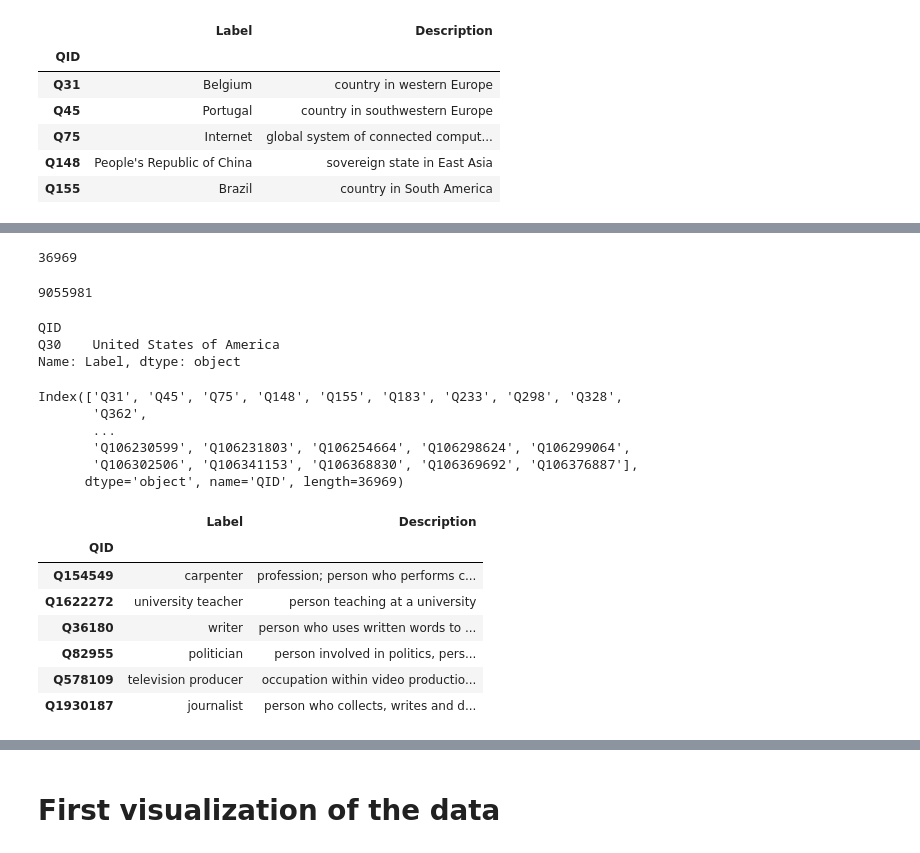
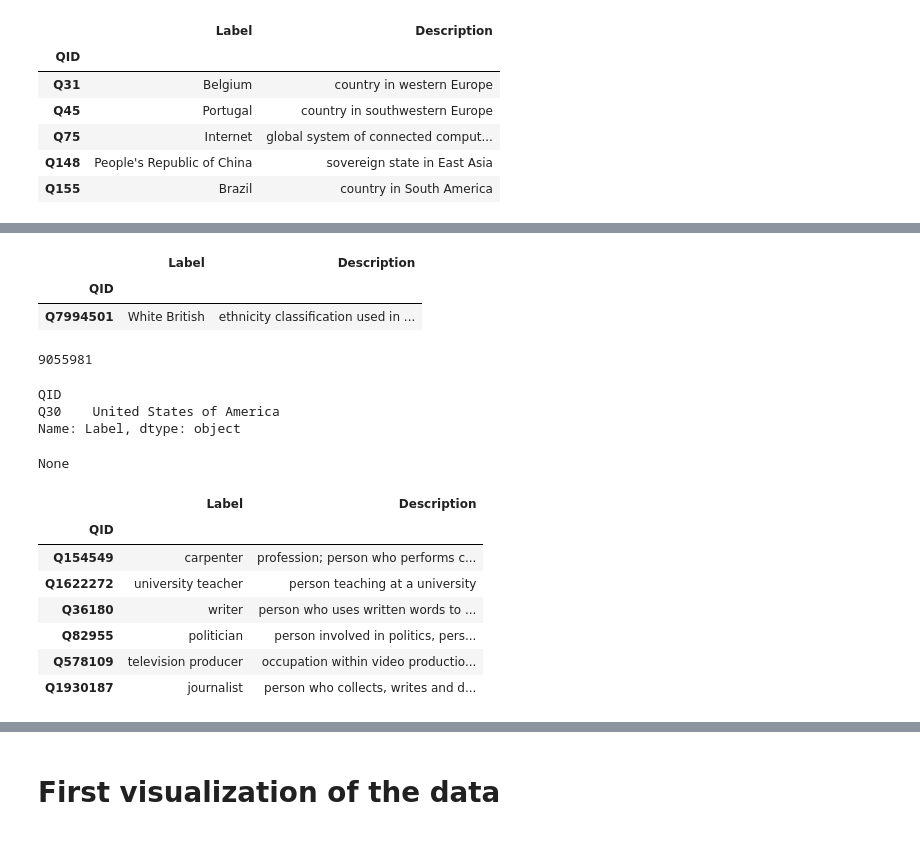
Before and after one commit to epfl-ada/ada-2021-project-ada-venturers, a Jupyter notebook: milestone2.ipynb, the cells around one changed output, grey strips where cells are left out. Drawn from its saved outputs; the diff is of its cells as text; code cells hidden in the pictures.

```diff
--- a/milestone2.ipynb
+++ b/milestone2.ipynb
@@ -155,39 +162,20 @@ df_speaker.head()
 | 2 | [Paul Marie Ghislain Otlet, Paul ... | [+1868-08-23T00:00:00Z] | [Q31] | [Q6581097] | 1380367296 | None | None | [Q36180, Q40348, Q182436, Q126580... | ... |
 | 3 | [George Walker Bush, Bush Jr., Du... | [+1946-07-06T00:00:00Z] | [Q30] | [Q6581097] | 1395142029 | None | None | [Q82955, Q15982858, Q18814623, Q1... | ... |
 | 4 | [Velázquez, Diego Rodríguez de Si... | [+1599-06-06T00:00:00Z] | [Q29] | [Q6581097] | 1391704596 | None | None | [Q1028181] | ... |
-# %%
-len(df_QID)
-# %% [output]
-36969
-# %%
-len(df_speaker)
-# %% [output]
-9055981
-# %%
-df_QID.Label[df_QID.index == 'Q30']
-# %% [output]
-QID
-Q30    United States of America
-Name: Label, dtype: object
-# %%
-Bernie_Sanders_occupations = df_speaker[df_speaker.label == 'Bernie Sanders'].occupation.to_numpy()[0]
-Bernie_Sanders_occupations
-df_QID.index
-# %% [output]
-Index(['Q31', 'Q45', 'Q75', 'Q148', 'Q155', 'Q183', 'Q233', 'Q298', 'Q328',
-       'Q362',
-       ...
-       'Q106230599', 'Q106231803', 'Q106254664', 'Q106298624', 'Q106299064',
-       'Q106302506', 'Q106341153', 'Q106368830', 'Q106369692', 'Q106376887'],
-      dtype='object', name='QID', length=36969)
-# %%
-df_QID.loc[df_QID.index.intersection(Bernie_Sanders_occupations)]
-# %% [output]
-|  | Label | Description |
-| QID |  |  |
-| Q154549 | carpenter | profession; person who performs c... |
-| Q1622272 | university teacher | person teaching at a university |
-| Q36180 | writer | person who uses written words to ... |
-| Q82955 | politician | person involved in politics, pers... |
-| Q578109 | television producer | occupation within video productio... |
-| Q1930187 | journalist | person who collects, writes and d... |
+# %%
+len(df_QID)
+df_QID[df_QID.index == 'Q7994501']
+# %% [output]
+|  | Label | Description |
+| QID |  |  |
+| Q7994501 | White British | ethnicity classification used in ... |
+# %%
+len(df_speaker)
+# %% [output]
+9055981
+# %%
+df_QID.Label[df_QID.index == 'Q30']
+# %% [output]
+QID
+Q30    United States of America
+Name: Label, dtype: object
@@ -193,0 +188,15 @@ df_QID.loc[df_QID.index.intersection(Bernie_Sanders_occupations)]
+# %%
+print(Greta_party)
+# %% [output]
+None
+# %%
+df_QID.loc[df_QID.index.intersection(Bernie_Sanders_occupations)]
+# %% [output]
+|  | Label | Description |
+| QID |  |  |
+| Q154549 | carpenter | profession; person who performs c... |
+| Q1622272 | university teacher | person teaching at a university |
+| Q36180 | writer | person who uses written words to ... |
+| Q82955 | politician | person involved in politics, pers... |
+| Q578109 | television producer | occupation within video productio... |
+| Q1930187 | journalist | person who collects, writes and d... |
```
Also changed, not shown: parts of 27 cells of this notebook.
